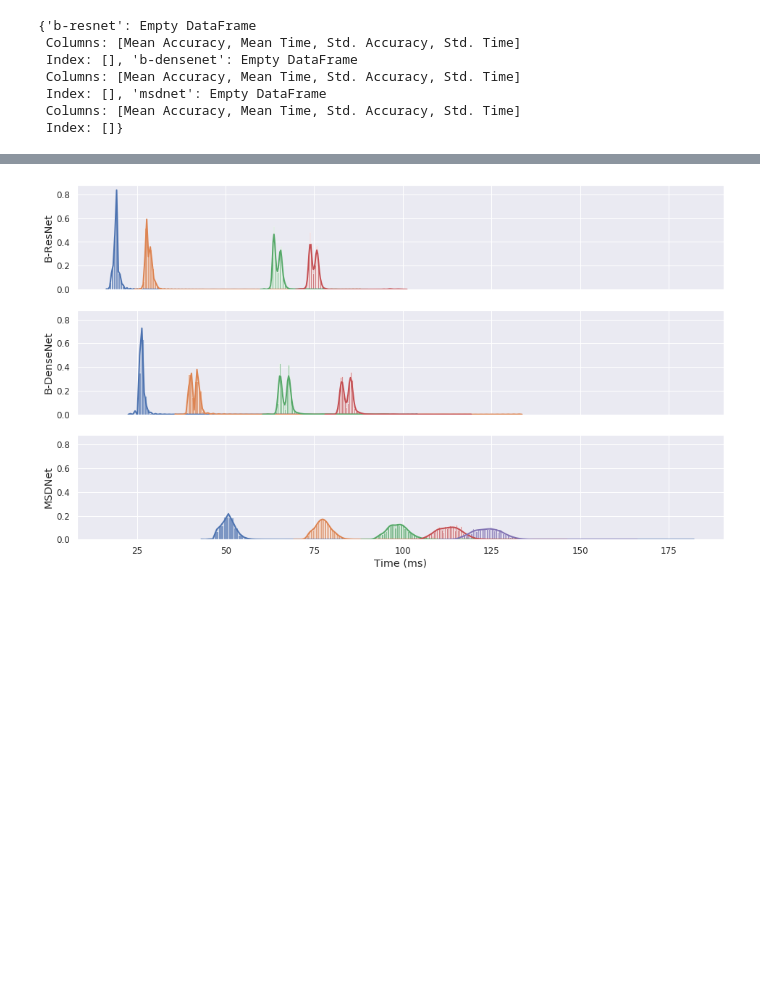
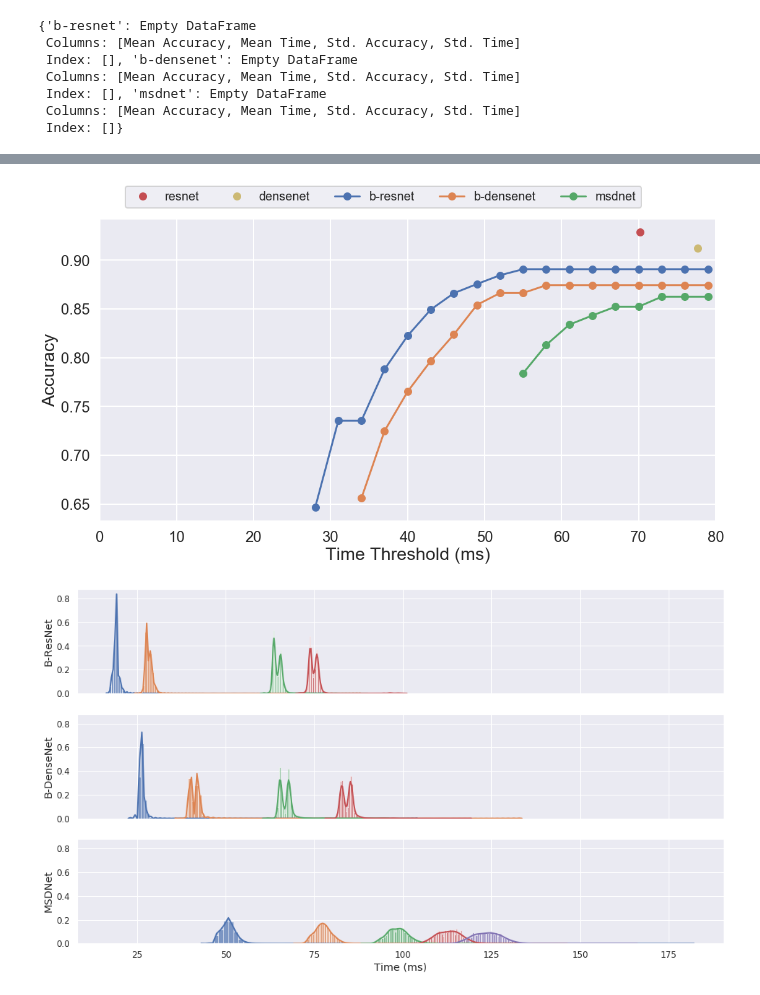
Before and after one commit to AlexKarlsen/thesis-src, a Jupyter notebook: DDNN/logging/threshold_test/Inference analysis Jetson.ipynb, the cells around one changed output, grey strips where cells are left out. Cells and saved outputs as stored; diff of their text form; code cells hidden in the pictures; blank space fills up the shorter version.

Commit message:
time thresholding

```diff
--- a/DDNN/logging/threshold_test/Inference analysis Jetson.ipynb
+++ b/DDNN/logging/threshold_test/Inference analysis Jetson.ipynb
@@ -172,3 +172,38 @@ plt.savefig('jetson_inference.png', dpi=300)
+# %%
+time_thresholds = np.arange(0.01, 0.08, 0.003)
+model_time_threshold = {
+    x : {t : {} for t in time_thresholds*1000} for x in models[2:]
+}
+for threshold in time_thresholds:
+    for model in models[2:]:
+        result = pc_runs_stats[model].loc[pc_runs_stats[model]['Mean Time'] < threshold].max()
+        if not np.isnan(result).any():
+            model_time_threshold[model][threshold*1000]['accuracy'] = result['Mean Accuracy']
+            model_time_threshold[model][threshold*1000]['time'] = result['Mean Time']*1000
+        else:
+            model_time_threshold[model][threshold*1000] = None
+# %%
+bresnet = pd.DataFrame(model_time_threshold['b-resnet']).T
+# %%
+bdensenet = pd.DataFrame(model_time_threshold['b-densenet']).T
+# %%
+msdnet = pd.DataFrame(model_time_threshold['msdnet']).T
+# %%
+fig, axes = plt.subplots(1,1)
+axes.plot(pc_runs['resnet'].time.mean()*1000,pc_runs['resnet'].correct.mean(),'ro')
+axes.plot(pc_runs['densenet'].time.mean()*1000,pc_runs['densenet'].correct.mean(),'yo')
+axes.plot(bresnet['accuracy'], marker='o')
+axes.plot(bdensenet['accuracy'], marker='o')
+axes.plot(msdnet['accuracy'], marker='o')
+
+fig.legend(models, ncol=5, loc="upper center", fontsize='small')
+axes.set(xlabel='Time Threshold (ms)', ylabel='Accuracy')
+axes.set_xlim([0,80])
+fig.tight_layout()
+fig.subplots_adjust(top=0.90)
+plt.savefig('time_threshold_jetson.png')
+# %% [output]
+[figure, added]
 # %%
 kwargs = dict(hist_kws={'alpha':.6}, kde_kws={'linewidth':2, 'shade': True}, hist=True, kde=True, bins=100)
 fig, axes = plt.subplots(3,1, sharex=True, sharey=True)
```
Also changed, not shown: parts of 6 cells of this notebook, 14 other files.
